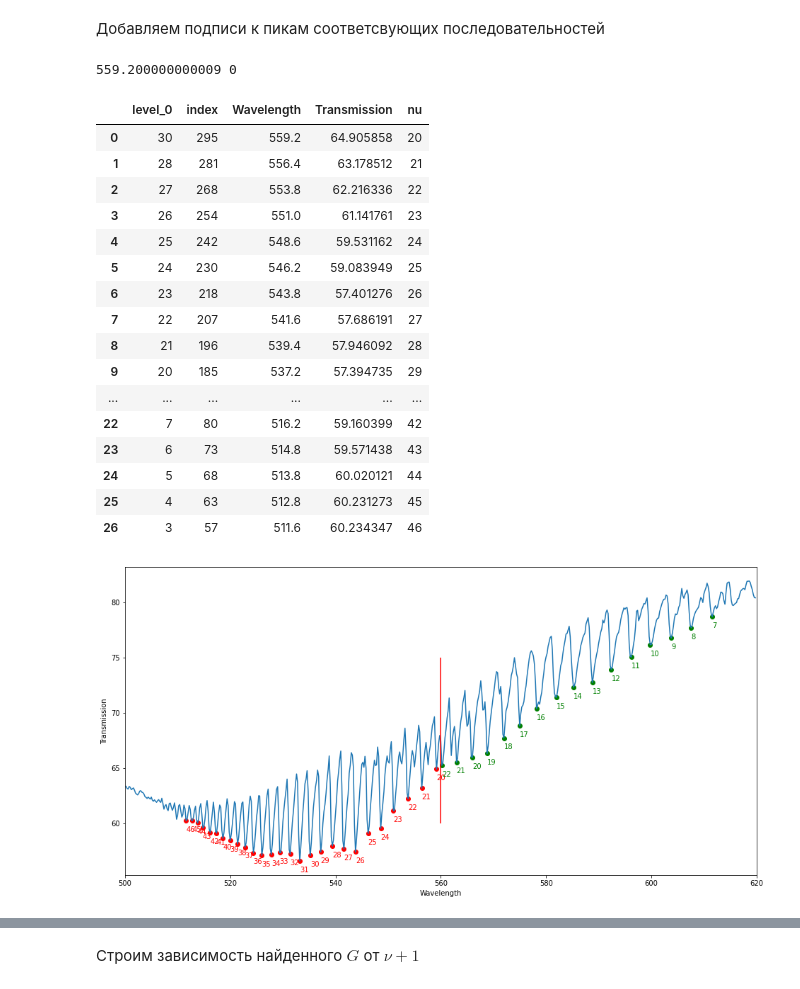
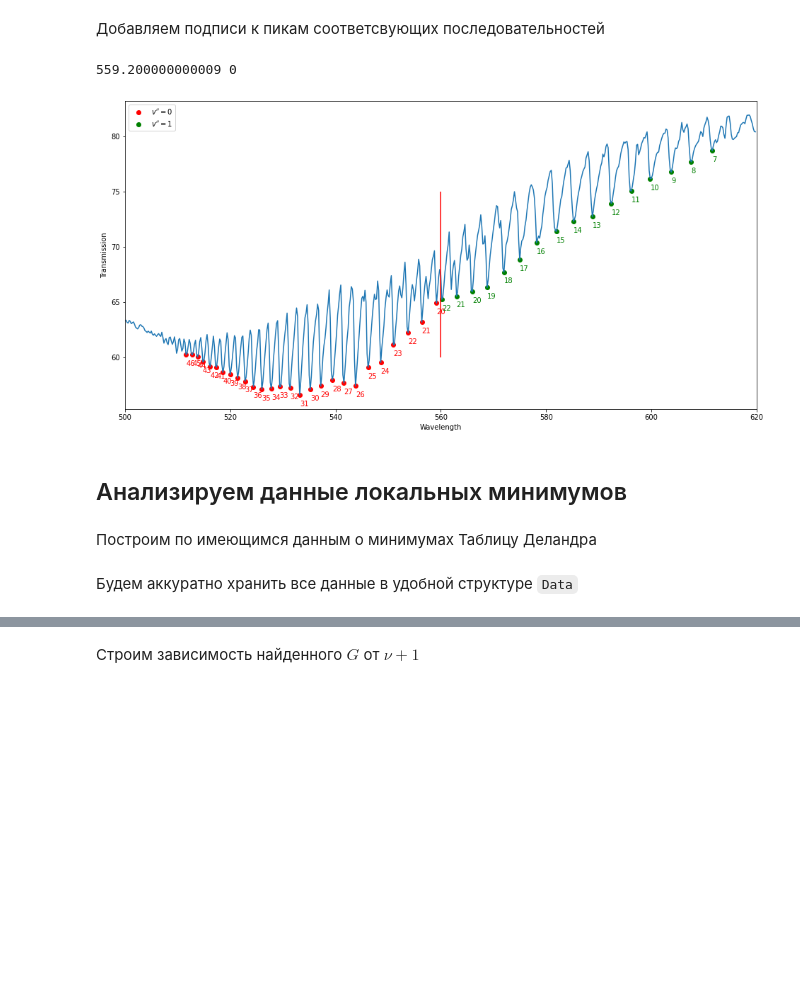
Before and after one commit to Redencon/Lapki, a Jupyter notebook: I2/I2.ipynb, the cells around one changed output, grey strips where cells are left out. Cells and saved outputs as stored; diff of their text form; code cells hidden in the pictures; blank space fills up the shorter version.

```diff
--- a/I2/I2.ipynb
+++ b/I2/I2.ipynb
@@ -143,46 +180,37 @@ plt.vlines(x=560, ymin=60, ymax=75, color='r')
 # %%
 mins = spectre.dropna(axis=0, how='any', subset=['min'])[['Wavelength', 'Transmission']].reset_index()
 mins1 = mins.loc[(list(range(3, 29))+[30])[::-1]].reset_index()
 mins2 = mins.loc[([31]+list(range(33, 48)))[::-1]].reset_index()
 for i, row in mins1.iterrows():
     print(row['Wavelength'], i)
     break
 # mins1
 mins1['nu'] = range(20, 47)
 mins2['nu'] = range(7, 23)
 
+mins1['v'] = 1e7/mins1['Wavelength']
+mins2['v'] = 1e7/mins2['Wavelength']
+
 plt.figure(figsize=(16, 8))
 sns.lineplot(spectre, x='Wavelength', y='Transmission')
 
-plt.scatter(data=mins1, x='Wavelength', y='Transmission', color='r', label='min')
+plt.scatter(data=mins1, x='Wavelength', y='Transmission', color='r', label="$v''=0$")
 for i, row in mins1.iterrows():
     plt.text(x=row['Wavelength'], y=row['Transmission']-1, s=int(row['nu']), color='r')
 
-plt.scatter(data=mins2, x='Wavelength', y='Transmission', color='g', label='min')
+plt.scatter(data=mins2, x='Wavelength', y='Transmission', color='g', label="$v''=1$")
 for i, row in mins2.iterrows():
     plt.text(x=row['Wavelength'], y=row['Transmission']-1, s=int(row['nu']), color='g')
 
 plt.vlines(x=560, ymin=60, ymax=75, color='r')
 plt.xlim(500, 620)
+plt.legend()
 
-mins1
+plt.savefig('mins.jpg')
 # %% [output]
 559.200000000009 0
-|  | level_0 | index | Wavelength | Transmission | nu |
-| 0 | 30 | 295 | 559.2 | 64.905858 | 20 |
-| 1 | 28 | 281 | 556.4 | 63.178512 | 21 |
-| 2 | 27 | 268 | 553.8 | 62.216336 | 22 |
-| 3 | 26 | 254 | 551.0 | 61.141761 | 23 |
-| 4 | 25 | 242 | 548.6 | 59.531162 | 24 |
-| 5 | 24 | 230 | 546.2 | 59.083949 | 25 |
-| 6 | 23 | 218 | 543.8 | 57.401276 | 26 |
-| 7 | 22 | 207 | 541.6 | 57.686191 | 27 |
-| 8 | 21 | 196 | 539.4 | 57.946092 | 28 |
-| 9 | 20 | 185 | 537.2 | 57.394735 | 29 |
-| ... | ... | ... | ... | ... | ... |
-| 22 | 7 | 80 | 516.2 | 59.160399 | 42 |
-| 23 | 6 | 73 | 514.8 | 59.571438 | 43 |
-| 24 | 5 | 68 | 513.8 | 60.020121 | 44 |
-| 25 | 4 | 63 | 512.8 | 60.231273 | 45 |
-| 26 | 3 | 57 | 511.6 | 60.234347 | 46 |
-[figure, old version]
+[figure, new version]
+# %% [markdown]
+## Анализируем данные локальных минимумов
+# %% [markdown]
+Построим по имеющимся данным о минимумах Таблицу Деландра
@@ -188,0 +230,2 @@ mins1
+# %% [markdown]
+Будем аккуратно хранить все данные в удобной структуре `Data`
```
Also changed, not shown: parts of 18 cells of this notebook, 2 other files.
